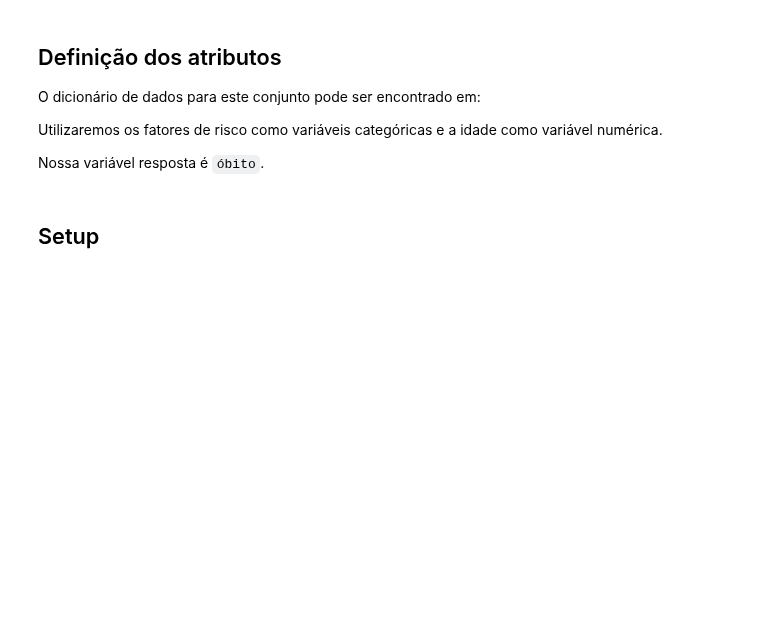
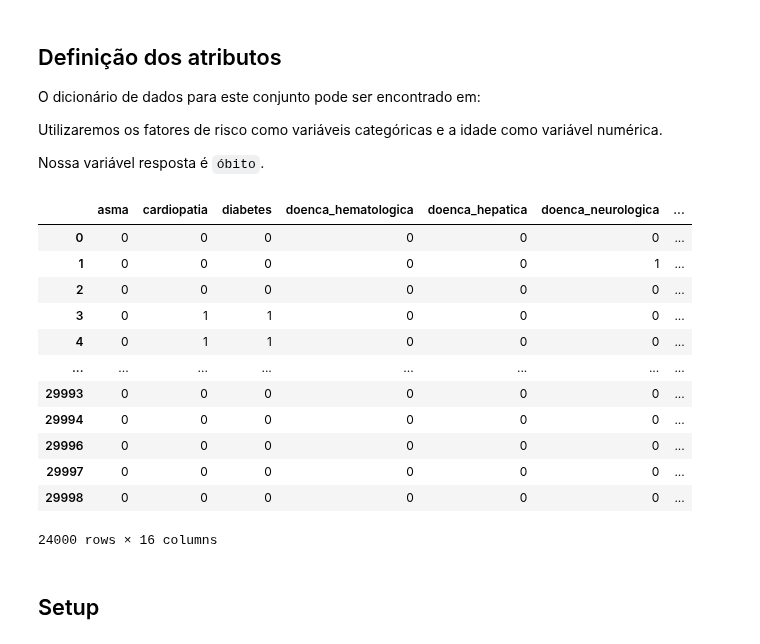
Before and after one commit to chicodias/pycaret-covid19, a Jupyter notebook: notebooks/covid-clf.ipynb, the cells around one changed output. Drawn from its saved outputs; the diff is of its cells as text; code cells hidden in the pictures; blank space fills up the shorter version.

```diff
--- a/notebooks/covid-clf.ipynb
+++ b/notebooks/covid-clf.ipynb
@@ -27,7 +34,7 @@ Vamos dividir nossos dados em treino e teste, este último contendo 80% da amost
 # %%
 # split 20% of amos_aleat to test and 80% to train
 test = dados.sample(frac=0.2, random_state=42)
-train = dados.drop(dados.index)
+train = dados.drop(test.index)
 # %% [markdown]
 ## Definição dos atributos
 
@@ -42,6 +49,22 @@ categorical = ['asma', 'cardiopatia', 'diabetes', 'doenca_hematologica', 'doenca
 'pneumopatia','puerpera','sindrome_de_down', "FEMININO"]
 
 numeric = ['idade']
+# %%
+train
+# %% [output]
+|  | asma | cardiopatia | diabetes | doenca_hematologica | doenca_hepatica | doenca_neurologica | ... |
+| 0 | 0 | 0 | 0 | 0 | 0 | 0 | ... |
+| 1 | 0 | 0 | 0 | 0 | 0 | 1 | ... |
+| 2 | 0 | 0 | 0 | 0 | 0 | 0 | ... |
+| 3 | 0 | 1 | 1 | 0 | 0 | 0 | ... |
+| 4 | 0 | 1 | 1 | 0 | 0 | 0 | ... |
+| ... | ... | ... | ... | ... | ... | ... | ... |
+| 29993 | 0 | 0 | 0 | 0 | 0 | 0 | ... |
+| 29994 | 0 | 0 | 0 | 0 | 0 | 0 | ... |
+| 29996 | 0 | 0 | 0 | 0 | 0 | 0 | ... |
+| 29997 | 0 | 0 | 0 | 0 | 0 | 0 | ... |
+| 29998 | 0 | 0 | 0 | 0 | 0 | 0 | ... |
+24000 rows × 16 columns
 # %% [markdown]
 ## Setup
 # %%
```
Also changed, not shown: parts of 17 cells of this notebook.
